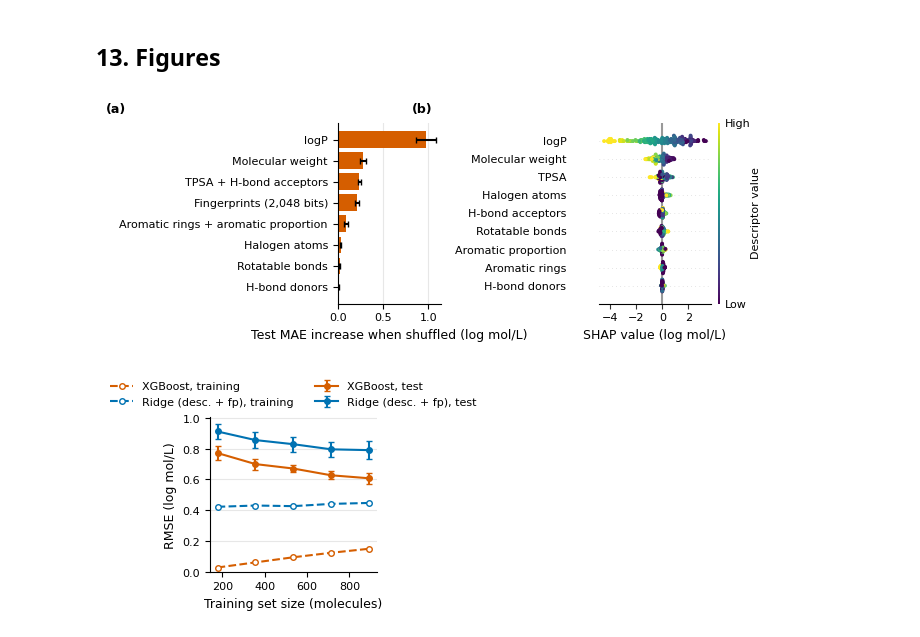
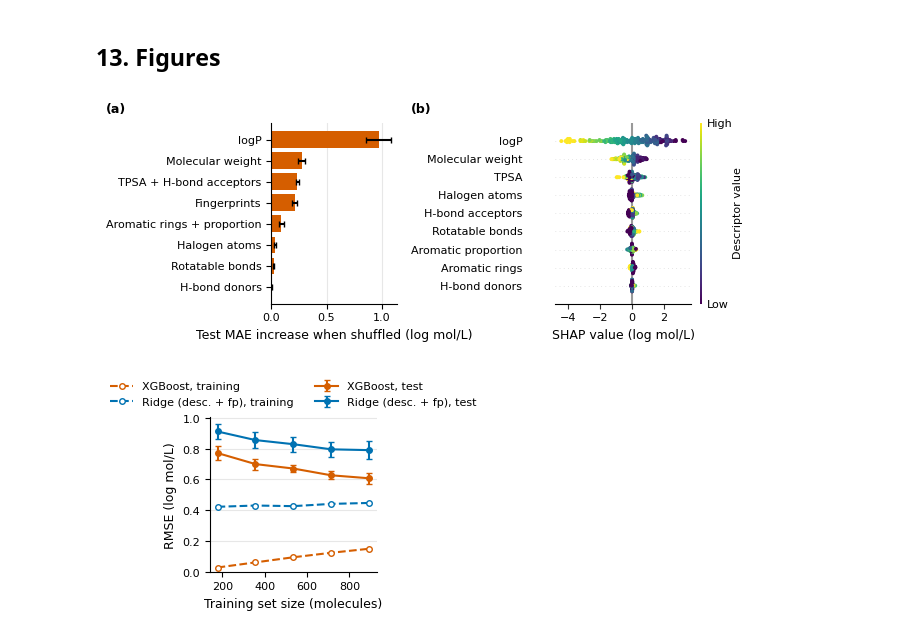
Before and after one commit to spencer-todd/esol-solubility, a Jupyter notebook: notebooks/05_interpretation.ipynb, the cells around one changed output. Saved outputs shown, nothing was run; the diff lists cells and outputs as text; code cells hidden in the pictures.

```diff
--- a/notebooks/05_interpretation.ipynb
+++ b/notebooks/05_interpretation.ipynb
@@ -2490,10 +2490,17 @@ for name, log_s, similarity in zip(neighbours['Compound ID'], neighbours[TARGET]
 draw_options = Draw.MolDrawOptions()
 draw_options.legendFontSize = 32
 draw_options.legendFraction = 0.15
-img = Draw.MolsToGridImage([df_clean.loc[worst_molecule, 'molecule']] + list(neighbours['molecule']),
+grid_molecules = [df_clean.loc[worst_molecule, 'molecule']] + list(neighbours['molecule'])   # the worst molecule first
+img = Draw.MolsToGridImage(grid_molecules,
                            molsPerRow=3, subImgSize=(600, 520), legends=legends, drawOptions=draw_options,
                            returnPNG=False)
 img.save(os.path.join(FIG_DIR, 'interpretation_worst_neighbours.png'))
+# an SVG copy (vector) of the same drawings stays sharp when the paper is zoomed in
+svg = Draw.MolsToGridImage(grid_molecules,
+                           molsPerRow=3, subImgSize=(600, 520), legends=legends, drawOptions=draw_options,
+                           useSVG=True)
+with open(os.path.join(FIG_DIR, 'interpretation_worst_neighbours.svg'), 'w') as f:
+    f.write(svg.data)   # in Jupyter, RDKit gives an SVG object and its text is in .data
 img
 # %% [output]
 Dimecron: measured log S 0.52, XGBoost -2.43 (random split 2)
@@ -2699,7 +2706,8 @@ ibuprofen  predicted log S -3.26 (not in ESOL)
 # %%
 # Source: new figure. Horizontal bar chart as in Tutorial 4 (11.4), error bars = SD over the splits.
 #         SHAP beeswarm as in Tutorial 4 (5.3, Beeswarm Plot)
-# Changes: no panel titles, the caption says which model each panel shows. Plain names instead of column names
+# Changes: no panel titles. The caption says which model each panel shows. Plain names instead of column names,
+#          shorter names for two groups in (a), and each panel letter above its own panel
 
 def plain_name(group):
     """Plain name of an input or a group of inputs.
@@ -2711,39 +2719,45 @@ def plain_name(group):
     return ' + '.join(names)
 
 
 # the size in the paper
 fig, (ax_a, ax_b) = plt.subplots(1, 2, figsize=(FULL_WIDTH, 2.5), gridspec_kw={'width_ratios': [1, 1.35]})
 
 # (a) permutation importance of the main model (mean and standard deviation over the 10 random splits)
 main = importance_summary.loc['XGBoost'].sort_values('mean')
 ax_a.barh(range(len(main)), main['mean'], xerr=main['std'], color=MODEL_COLOURS['XGBoost'], capsize=2)
 ax_a.set_yticks(range(len(main)))
-ax_a.set_yticklabels([plain_name(group) for group in main.index])
+# two shorter names (as on the poster), so the bars have more room
+SHORT_GROUP_NAMES = {'AromRings + AromProp': 'Aromatic rings + proportion', 'Fingerprints (2,048 bits)': 'Fingerprints'}
+ax_a.set_yticklabels([SHORT_GROUP_NAMES.get(group, plain_name(group)) for group in main.index])
 ax_a.set_xlabel('Test MAE increase when shuffled (log mol/L)')
 ax_a.grid(True, axis='x', alpha=0.3)
 ax_a.set_axisbelow(True)
 
 # (b) SHAP values of XGBoost on the 9 descriptors, test molecules of split 1
 shap.plots.beeswarm(shap_split_1, max_display=9, ax=ax_b, show=False, plot_size=None, s=8,
                     color_bar_label='Descriptor value', color=plt.get_cmap('viridis'))
 # shap uses its own larger fonts, so we set the paper sizes again
 ax_b.set_xlabel('SHAP value (log mol/L)', fontsize=9)
 ax_b.tick_params(axis='both', labelsize=8, labelcolor='black')   # shap draws grey labels, ours are black
 ax_b.set_xticks([-4, -2, 0, 2])   # fewer, shorter tick labels
 colour_bar = fig.axes[-1]
 colour_bar.tick_params(labelsize=8)
 colour_bar.set_ylabel('Descriptor value', fontsize=8)
 plt.tight_layout()
-# panel labels at the top left of each half of the figure, after tight_layout has placed the panels
-fig.text(0.0, 0.97, '(a)', fontweight='bold')
-fig.text(0.47, 0.97, '(b)', fontweight='bold')
+# each panel letter above the left end of its panel (its longest input name), found after tight_layout
+# has placed the panels. get_tightbbox gives the box around a panel and its labels in pixels, and
+# transformed(...) turns it into figure coordinates (0 to 1), the units fig.text uses
+renderer = fig.canvas.get_renderer()
+for ax, letter in [(ax_a, '(a)'), (ax_b, '(b)')]:
+    left = ax.get_tightbbox(renderer).transformed(fig.transFigure.inverted()).x0
+    fig.text(left, 0.97, letter, fontweight='bold')
 fig.savefig(os.path.join(FIG_DIR, 'interpretation_importance_and_shap.png'), bbox_inches='tight')
-# a PDF copy stays sharp when enlarged on the poster (no creation date, so every run gives the same file)
+# a PDF copy stays sharp when the paper is zoomed in (no creation date, so every run gives the same file)
 fig.savefig(os.path.join(FIG_DIR, 'interpretation_importance_and_shap.pdf'), bbox_inches='tight',
             metadata={'CreationDate': None})
 plt.show()
 # %% [output]
-[figure, old version]
+[figure, new version]
 # %%
 # Source: new figure for the appendix. Training and validation error lines as in Tutorial 4 (7.2), error bars added
 fig, ax = plt.subplots(figsize=(HALF_WIDTH, 2.6))
```
Also changed, not shown: parts of 11 cells of this notebook, 54 other files.
